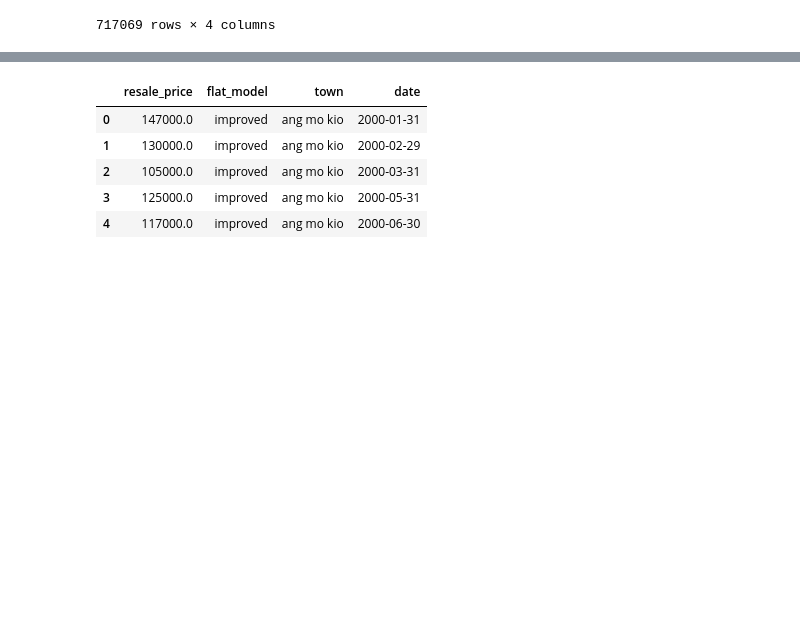
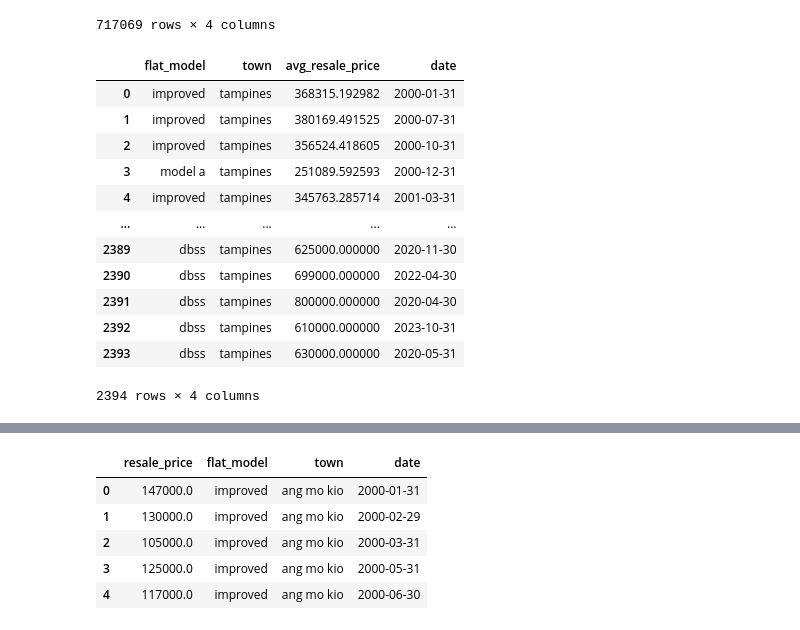
Before and after one commit to Yang990121/Data-Engine, a Jupyter notebook: connection.ipynb, the cells around one changed output, grey strips where cells are left out. Saved outputs shown, nothing was run; the diff lists cells and outputs as text; code cells hidden in the pictures; blank space fills up the shorter version.

Commit message:
Change to move compute instead of move data

```diff
--- a/connection.ipynb
+++ b/connection.ipynb
@@ -330,3 +349,46 @@ query_table_from_bq()
 CREDS = 'is3107-418011-f63573e5e1f3.json'
 credentials = service_account.Credentials.from_service_account_file(CREDS)
 client = bigquery.Client(credentials=credentials)
+# %%
+def query_table_from_bq3(town_type):
+    # Assuming `flat_model_type` is a string containing the model type to filter for
+    # Using parameterized queries for safety and efficiency
+    query = """
+            SELECT
+                LOWER(p.flat_model) as flat_model,
+                LOWER(a.town) as town,
+                AVG(d.resale_price) as avg_resale_price,
+                LAST_DAY(PARSE_DATE('%Y-%m', t.month)) as date
+            FROM `is3107-418011.is3107.resale_data` d
+            LEFT JOIN `is3107-418011.is3107.Property_new` p ON d.property_id = p.property_id
+            LEFT JOIN `is3107-418011.is3107.Address_new` a ON d.address_id = a.address_id
+            LEFT JOIN `is3107-418011.is3107.Transaction_new` t ON d.transaction_id = t.transaction_id
+            WHERE LOWER(a.town) = @town
+            GROUP BY flat_model, town, date
+        """
+
+    job_config = bigquery.QueryJobConfig(
+        query_parameters=[
+            bigquery.ScalarQueryParameter("town", "STRING", town_type.lower())
+        ]
+    )
+
+    # Execute the query with the specified parameter
+    return client.query(query, job_config=job_config).to_dataframe()
+
+temp3 = query_table_from_bq3("tampines")
+temp3
+# %% [output]
+|  | flat_model | town | avg_resale_price | date |
+| 0 | improved | tampines | 368315.192982 | 2000-01-31 |
+| 1 | improved | tampines | 380169.491525 | 2000-07-31 |
+| 2 | improved | tampines | 356524.418605 | 2000-10-31 |
+| 3 | model a | tampines | 251089.592593 | 2000-12-31 |
+| 4 | improved | tampines | 345763.285714 | 2001-03-31 |
+| ... | ... | ... | ... | ... |
+| 2389 | dbss | tampines | 625000.000000 | 2020-11-30 |
+| 2390 | dbss | tampines | 699000.000000 | 2022-04-30 |
+| 2391 | dbss | tampines | 800000.000000 | 2020-04-30 |
+| 2392 | dbss | tampines | 610000.000000 | 2023-10-31 |
+| 2393 | dbss | tampines | 630000.000000 | 2020-05-31 |
+2394 rows × 4 columns
```
Also changed, not shown: parts of 3 cells of this notebook, 3 other files.
